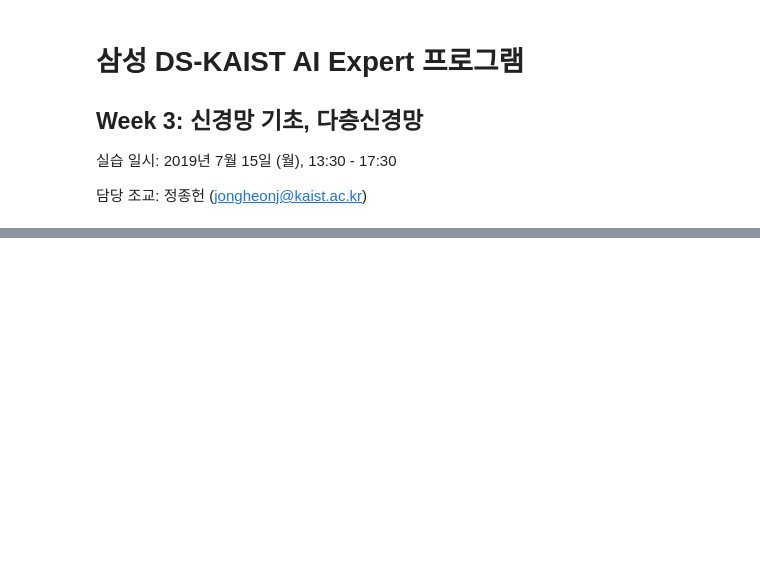
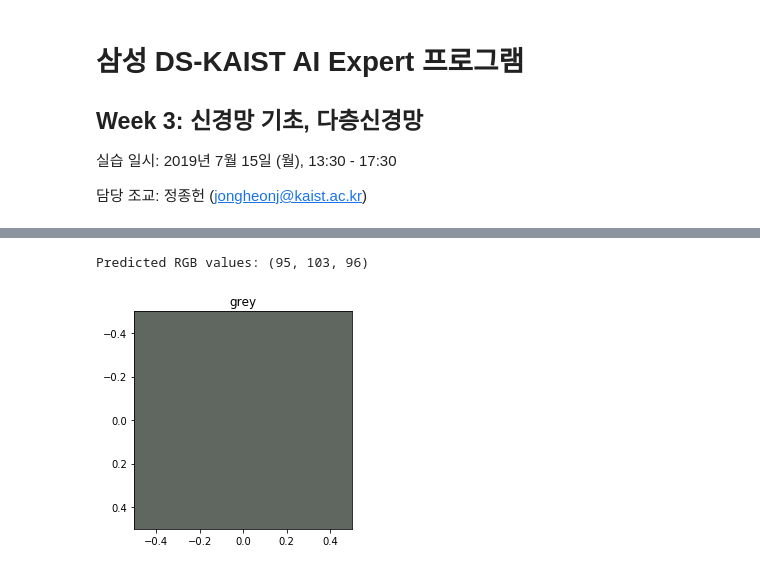
Before and after one commit to fallen32/AI_KAIST, a Jupyter notebook: Assignment_0715/assignment.ipynb, the cells around one changed output, grey strips where cells are left out. Saved outputs shown, nothing was run; the diff lists cells and outputs as text; code cells hidden in the pictures; blank space fills up the shorter version.

```diff
--- a/Assignment_0715/assignment.ipynb
+++ b/Assignment_0715/assignment.ipynb
@@ -200,0 +243,5 @@ colorbot('crimson')
+# %%
+colorbot('grey')
+# %% [output]
+Predicted RGB values: (95, 103, 96)
+[figure, added]
```
Also changed, not shown: parts of 9 cells of this notebook, 14 other files.
